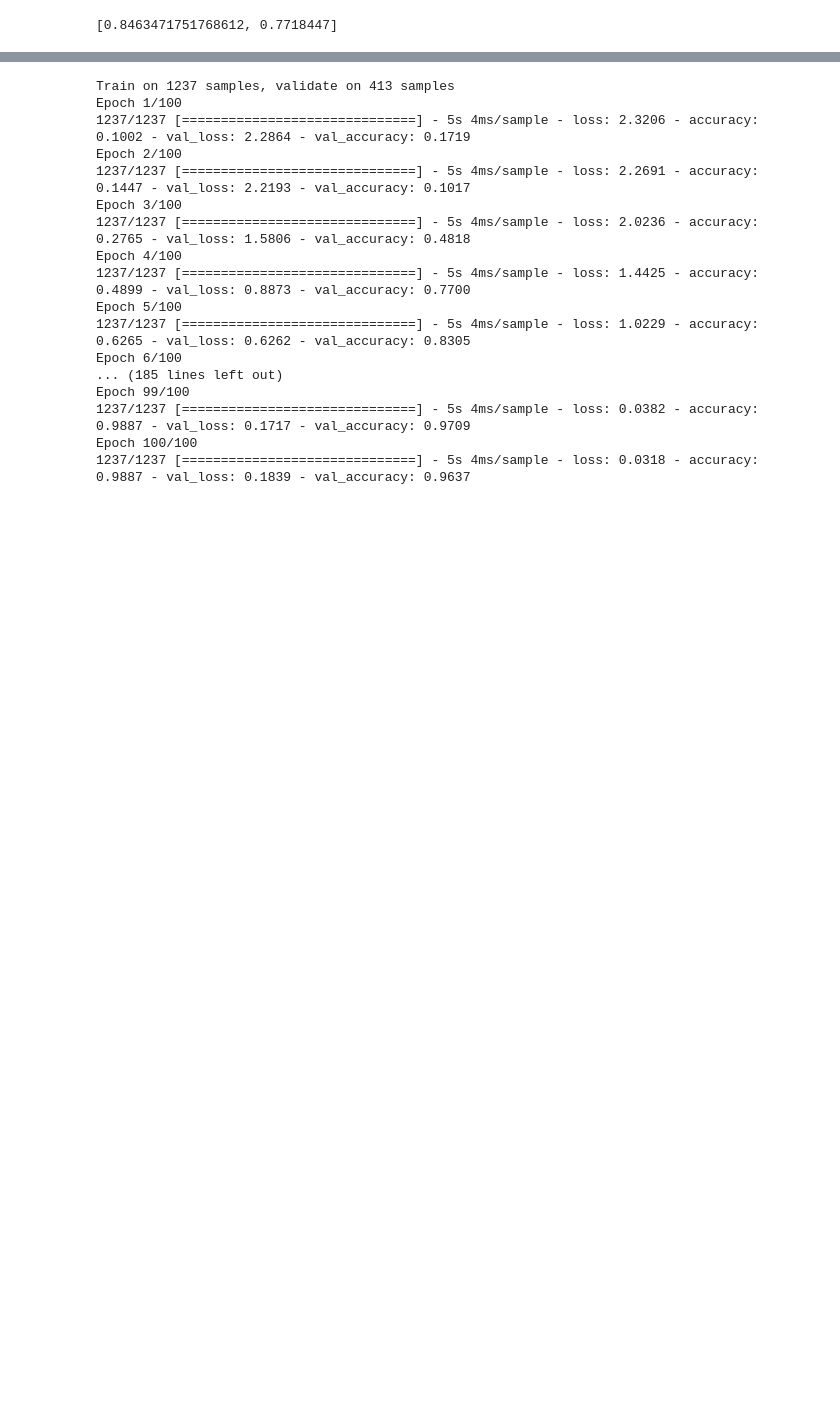
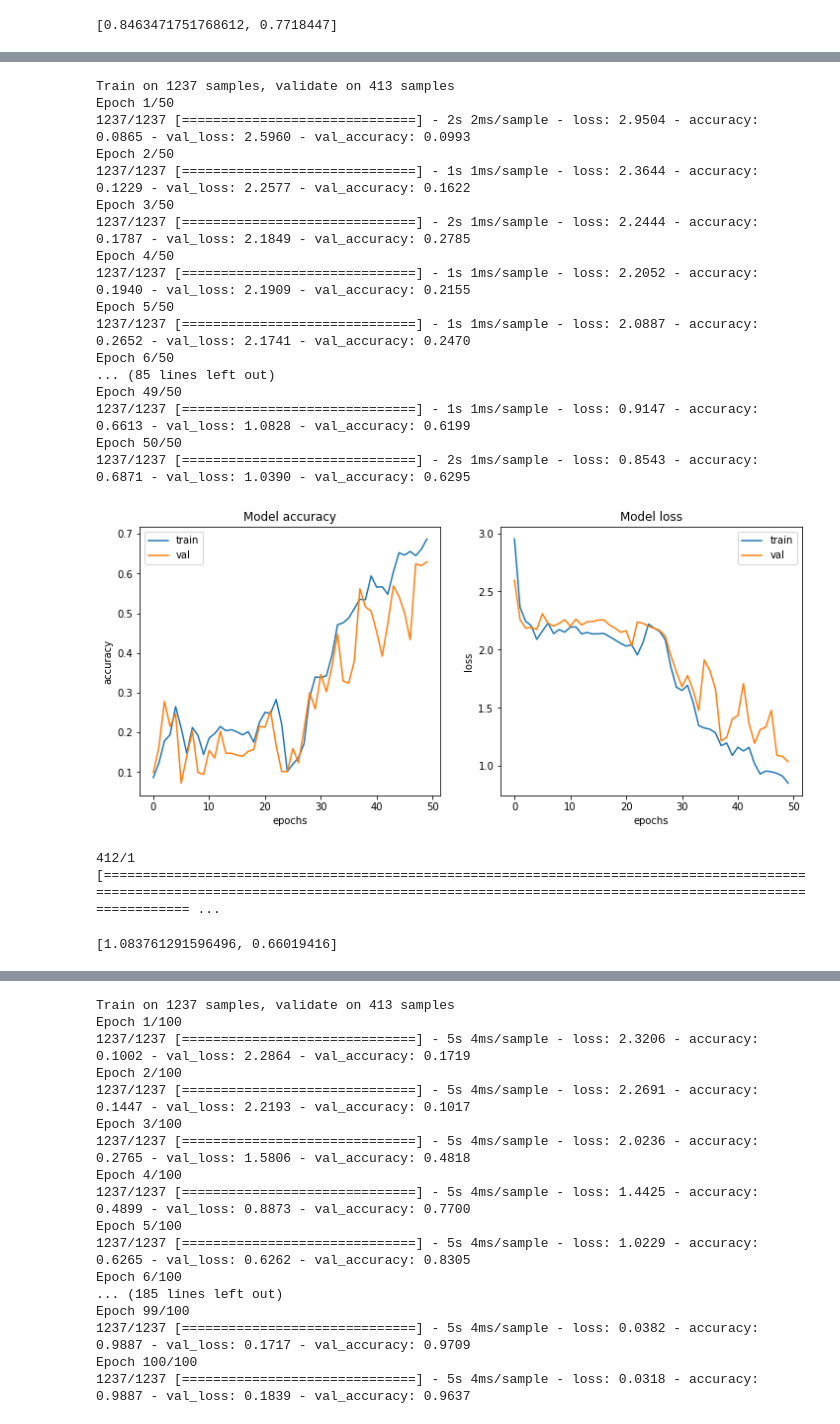
Before and after one commit to abdelhameeeed/Projects, a Jupyter notebook: Sign-Language-Digits-Dataset-/Untitled0.ipynb, the cells around one changed output, grey strips where cells are left out. Cells and saved outputs as stored; diff of their text form; code cells hidden in the pictures; blank space fills up the shorter version.

```diff
--- a/Sign-Language-Digits-Dataset-/Untitled0.ipynb
+++ b/Sign-Language-Digits-Dataset-/Untitled0.ipynb
@@ -205,26 +226,47 @@ model2.evaluate( x = X_test , y = Y_test  , verbose  = 1 )
 # %%
 model3 = Sequential()
 
 checkpoint = ModelCheckpoint(filepath='best_weights.hdf5', save_best_only=True, save_weights_only=True)
 callbacks=[checkpoint]
 model3.add( Flatten(input_shape = ( 100 , 100 ) ) )
 model3.add( Dense( 512  , activation = "relu"   ) )
 model3.add( Dense( 256  , activation = "relu"   ) )
 model3.add( Dense( 64  , activation = "relu"   ) )
 model3.add( Dense( 10  , activation = "softmax"   ) )
 model3.compile( optimizer = "adam" , loss = "sparse_categorical_crossentropy" , metrics =  ["accuracy"] )
-hist3 = model3.fit( X_Train , Y_Train , validation_data = ( X_validation , Y_validation ) , epochs = 100  , callbacks = callbacks )
+hist3 = model3.fit( X_Train , Y_Train , validation_data = ( X_validation , Y_validation ) , epochs = 50  , callbacks = callbacks )
 fig , ax=plt.subplots(1,2,figsize=(12,5))
 ax.ravel()
 for i, met in enumerate(['accuracy', 'loss']):
     ax[i].plot(hist3.history[met])
     ax[i].plot(hist3.history['val_' + met])
     ax[i].set_title('Model {}'.format(met))
     ax[i].set_xlabel('epochs')
     ax[i].set_ylabel(met)
     ax[i].legend(['train', 'val'])
 plt.show()
 model3.evaluate( x = X_test , y = Y_test  , verbose  = 1 )
+# %% [output]
+Train on 1237 samples, validate on 413 samples
+Epoch 1/50
+1237/1237 [==============================] - 2s 2ms/sample - loss: 2.9504 - accuracy: 0.0865 - val_loss: 2.5960 - val_accuracy: 0.0993
+Epoch 2/50
+1237/1237 [==============================] - 1s 1ms/sample - loss: 2.3644 - accuracy: 0.1229 - val_loss: 2.2577 - val_accuracy: 0.1622
+Epoch 3/50
+1237/1237 [==============================] - 2s 1ms/sample - loss: 2.2444 - accuracy: 0.1787 - val_loss: 2.1849 - val_accuracy: 0.2785
+Epoch 4/50
+1237/1237 [==============================] - 1s 1ms/sample - loss: 2.2052 - accuracy: 0.1940 - val_loss: 2.1909 - val_accuracy: 0.2155
+Epoch 5/50
+1237/1237 [==============================] - 1s 1ms/sample - loss: 2.0887 - accuracy: 0.2652 - val_loss: 2.1741 - val_accuracy: 0.2470
+Epoch 6/50
+... (85 lines left out)
+Epoch 49/50
+1237/1237 [==============================] - 1s 1ms/sample - loss: 0.9147 - accuracy: 0.6613 - val_loss: 1.0828 - val_accuracy: 0.6199
+Epoch 50/50
+1237/1237 [==============================] - 2s 1ms/sample - loss: 0.8543 - accuracy: 0.6871 - val_loss: 1.0390 - val_accuracy: 0.6295
+[figure, added]
+412/1 [================================================================================================================================================================================================= ...
+[1.083761291596496, 0.66019416]
 # %%
 model4 = Sequential()
 checkpoint = ModelCheckpoint(filepath='best_weights.hdf5', save_best_only=True, save_weights_only=True)
```
Also changed, not shown: parts of 2 cells of this notebook.
